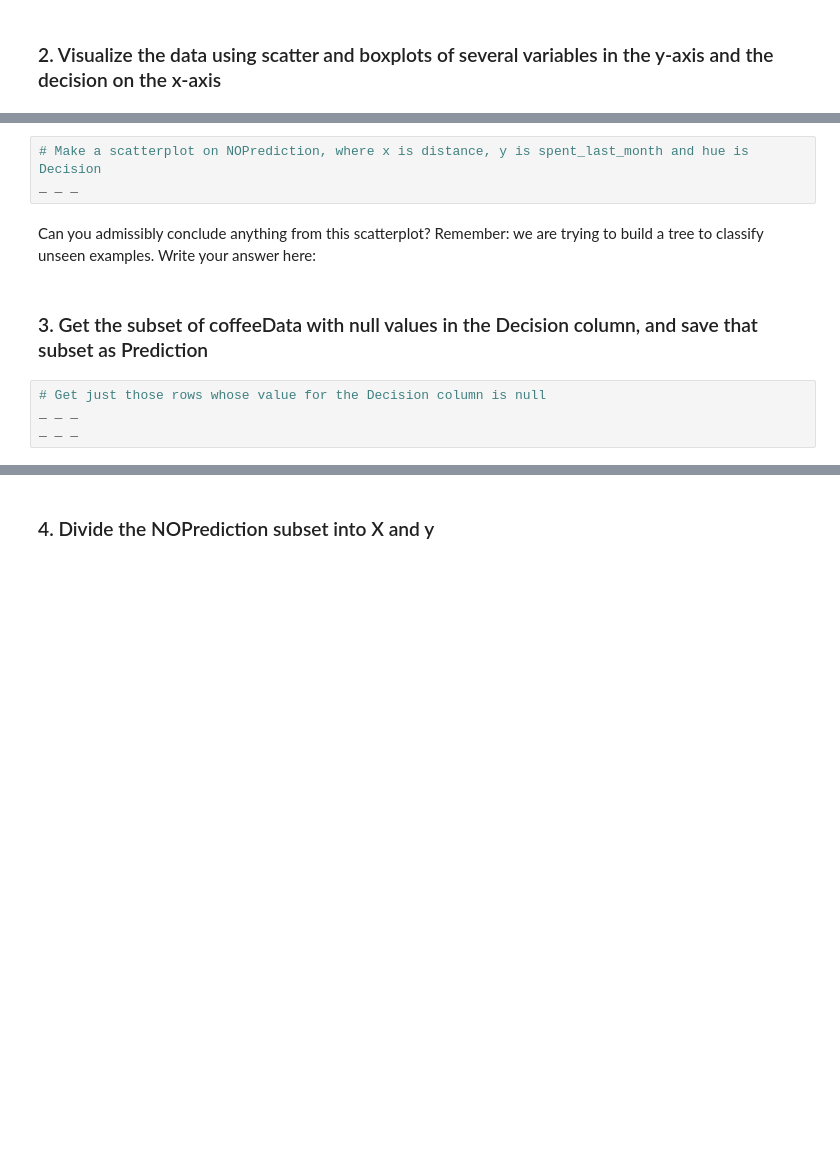
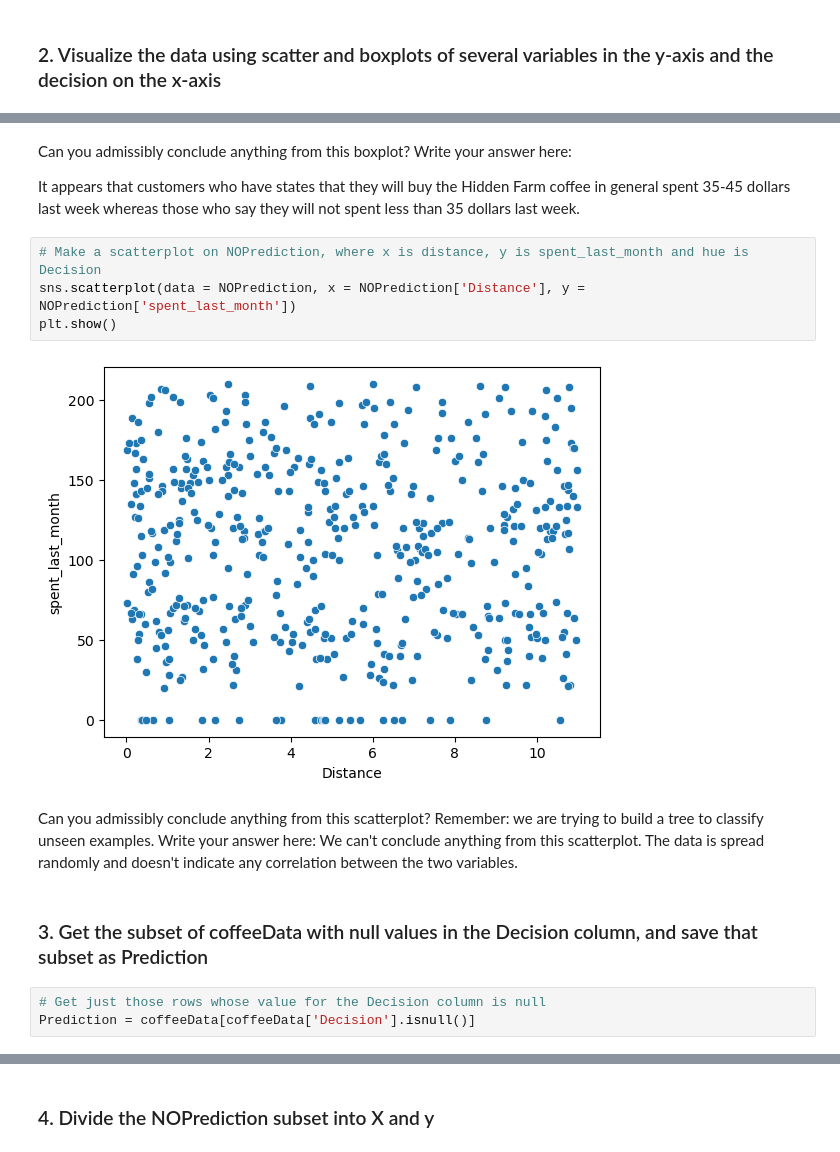
Before and after one commit to zjbrown0689/dsc, a Jupyter notebook: Springboard Decision Tree Specialty Coffee Case Study - Tier 3.ipynb, the cells around one changed output, grey strips where cells are left out. Drawn from its saved outputs; the diff is of its cells as text; blank space fills up the shorter version.

```diff
--- a/Springboard Decision Tree Specialty Coffee Case Study - Tier 3.ipynb
+++ b/Springboard Decision Tree Specialty Coffee Case Study - Tier 3.ipynb
@@ -245,13 +251,19 @@ Can you admissibly conclude anything from this boxplot? Write your answer here:
+# %% [markdown]
+Can you admissibly conclude anything from this boxplot? Write your answer here:
+
+It appears that customers who have states that they will buy the Hidden Farm coffee in general spent 35-45 dollars last week whereas those who say they will not spent less than 35 dollars last week.
 # %%
 # Make a scatterplot on NOPrediction, where x is distance, y is spent_last_month and hue is Decision
-_ _ _
+sns.scatterplot(data = NOPrediction, x = NOPrediction['Distance'], y = NOPrediction['spent_last_month'])
+plt.show()
+# %% [output]
+[figure, added]
 # %% [markdown]
-Can you admissibly conclude anything from this scatterplot? Remember: we are trying to build a tree to classify unseen examples. Write your answer here:
+Can you admissibly conclude anything from this scatterplot? Remember: we are trying to build a tree to classify unseen examples. Write your answer here: We can't conclude anything from this scatterplot. The data is spread randomly and doesn't indicate any correlation between the two variables.
 # %% [markdown]
 ### 3. Get the subset of coffeeData with null values in the Decision column, and save that subset as Prediction
 # %%
 # Get just those rows whose value for the Decision column is null
-_ _ _
-_ _ _
+Prediction = coffeeData[coffeeData['Decision'].isnull()]
 # %%
 # Call describe() on Prediction
```
Also changed, not shown: parts of 47 cells of this notebook.
